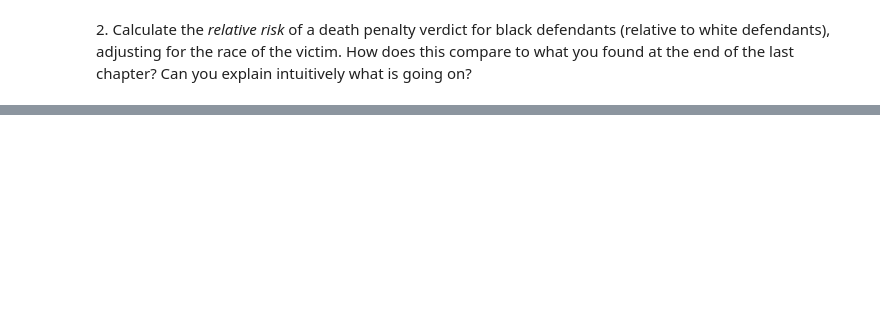
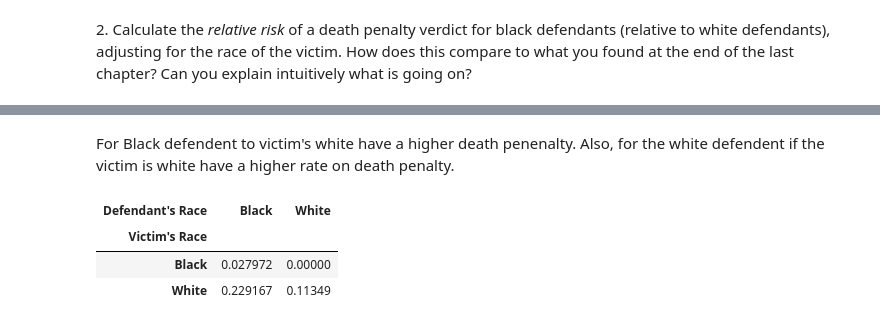
Before and after one commit to Hadiasemi/Data301, a Jupyter notebook: Copy_of_2_3_Multi_Way_Tables_and_Simpson's_Paradox.ipynb, the cells around one changed output, grey strips where cells are left out. Cells and saved outputs as stored; diff of their text form; code cells hidden in the pictures; blank space fills up the shorter version.

```diff
--- a/Copy_of_2_3_Multi_Way_Tables_and_Simpson's_Paradox.ipynb
+++ b/Copy_of_2_3_Multi_Way_Tables_and_Simpson's_Paradox.ipynb
@@ -181,0 +286,9 @@ Exercise 2 asks you to work with the Florida Death Penalty data set, which is av
+# %% [markdown]
+For Black defendent to victim's white have a higher death penenalty. Also, for the white defendent if the victim is white have a higher rate on death penalty.
+# %%
+dp_given_victim_defendant['Yes'].unstack("Defendant's Race")
+# %% [output]
+| Defendant's Race | Black | White |
+| Victim's Race |  |  |
+| Black | 0.027972 | 0.00000 |
+| White | 0.229167 | 0.11349 |
```
Also changed, not shown: parts of 16 cells of this notebook.
